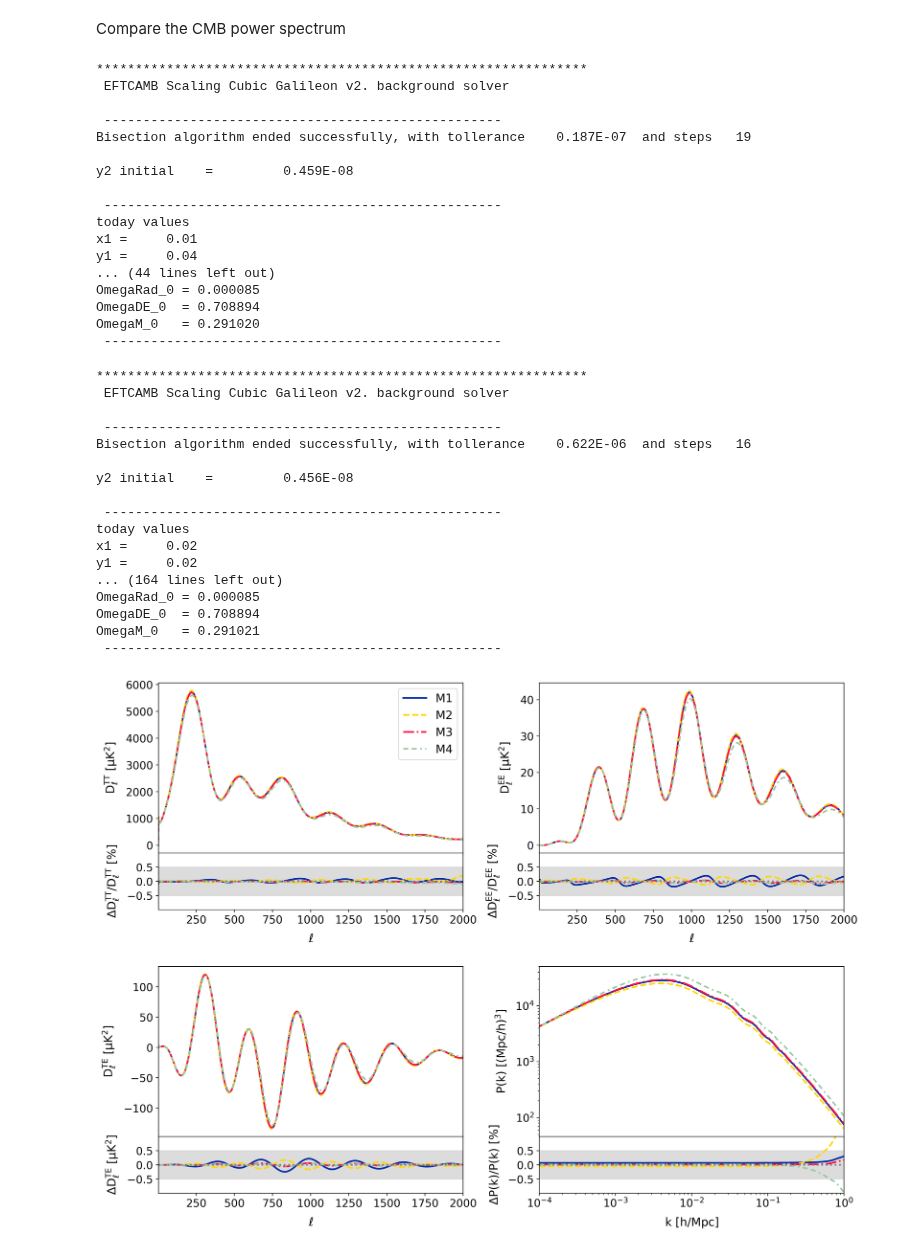
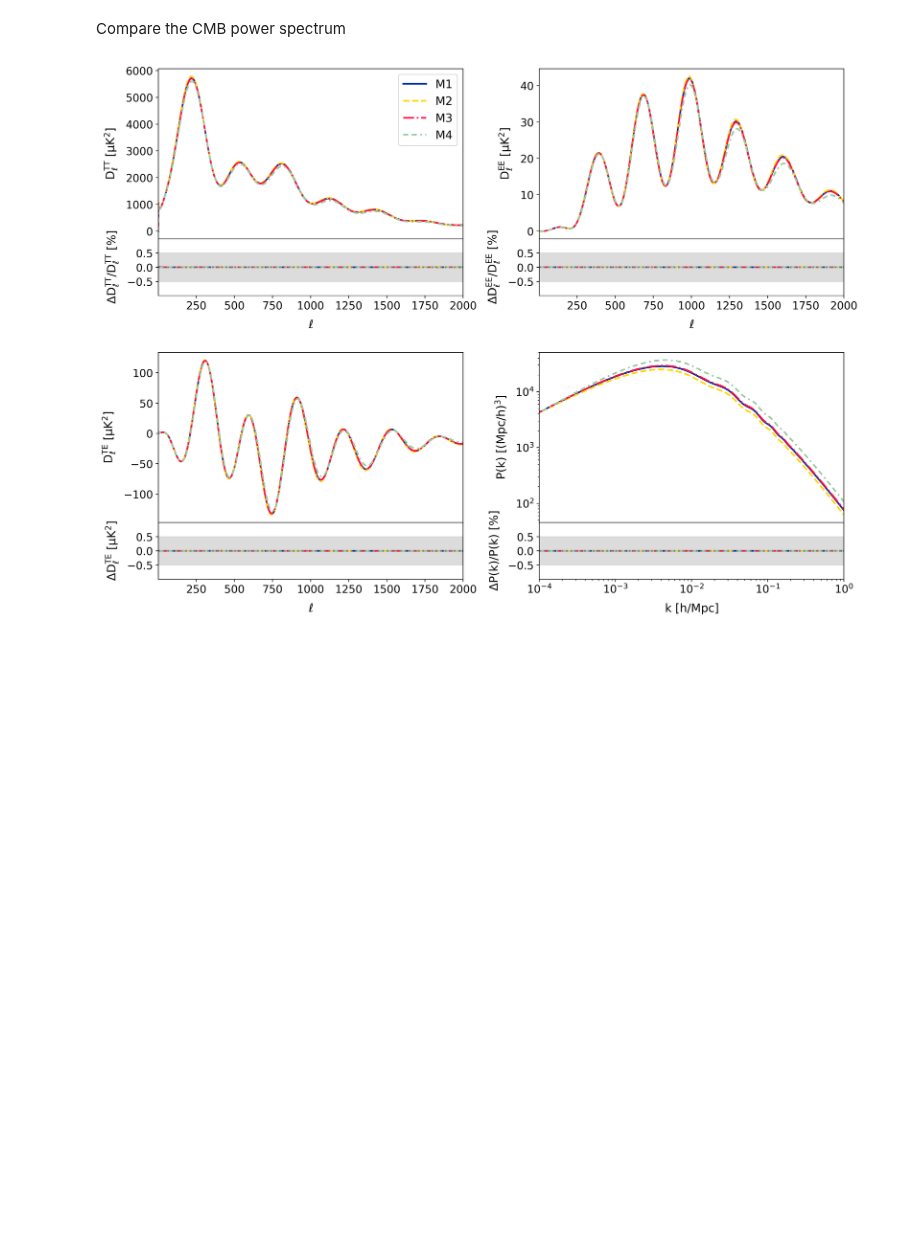
Before and after one commit to EFTCAMB/EFTCAMB, a Jupyter notebook: example/05_Horndeski_scg.ipynb, the cells around one changed output. Cells and saved outputs as stored; diff of their text form; code cells hidden in the pictures; blank space fills up the shorter version.

```diff
--- a/example/05_Horndeski_scg.ipynb
+++ b/example/05_Horndeski_scg.ipynb
@@ -79,6 +75,0 @@ for name, params in model_specifics_SCG.items():
-# %%
-for name, SCGEFT_params in models_SCG.items():
-    params = {**SCGEFT_params, **cosmo_pars}
-    pars_SCG_EFT = camb.set_params(**params)
-    print(pars_SCG_EFT.EFTCAMB.feedback())
-    results = camb.get_results(pars_SCG_EFT)
@@ -190,3 +145,13 @@ for name, params in model_specifics_HEFT.items():
+# %%
+# this shoots for V2 (Horndeski_param6)
+def shoot(lmd, params):
+    par = params.copy()
+    par['feedback_level'] = 0
+    par['Horndeski_shooting'] = True
+    par['Horndeski_param6'] = lmd
+    cp = camb.set_params(**par)
+    rl = camb.get_background(cp, no_thermo=True)
+    return rl.Params.EFTCAMB_parameter_cache.h0 / par['H0'] - 1
 # %% [markdown]
 Compare Some Background Values
 # %%
@@ -202,9 +167,11 @@ plt.subplots_adjust(hspace=0.0, wspace=0.3)
 for (name_HEFT, HEFT_params), (name_SCG, SCGEFT_params), color, label, ls in\
         zip(models_HEFT.items(), models_SCG.items(), colors, DE_labels, linestyles):
 
-    params_HEFT = {**HEFT_params, **cosmo_pars}
-    params_SCG = {**SCGEFT_params, **cosmo_pars}
+    params_HEFT = {**HEFT_params, **cosmo_pars, **common_config}
+    params_SCG = {**SCGEFT_params, **cosmo_pars, **common_config}
 
+    rlt = root_scalar(shoot, args=(params_HEFT,), rtol=1e-4, bracket=[0, 1e6], x0=3e4, method="brentq")
+    params_HEFT['Horndeski_param6'] = rlt.root
     pars_HEFT = camb.set_params(**params_HEFT)
     results_HEFT = camb.get_results(pars_HEFT)
     nms_HEFT, vls_HEFT = pars_HEFT.EFTCAMB.get_scale_evolution(results_HEFT, 0.1, a_vec)
@@ -303,16 +253,18 @@ axes = [[ax_TT[0], ax_EE[0]],
 for (name_HEFT, HEFT_params), (name_SCG, SCGEFT_params), color, label, ls in \
         zip(models_HEFT.items(), models_SCG.items(), colors, DE_labels, linestyles):
 
-    params_HEFT = {**HEFT_params, **cosmo_pars}
-    params_SCG = {**SCGEFT_params, **cosmo_pars}
+    params_HEFT = {**HEFT_params, **cosmo_pars, **common_config}
+    params_SCG = {**SCGEFT_params, **cosmo_pars, **common_config}
 
+    rlt = root_scalar(shoot, args=(params_HEFT,), rtol=1e-4, bracket=[0, 1e6], x0=3e4, method="brentq")
+    params_HEFT['Horndeski_param6'] = rlt.root
     pars_HEFT = camb.set_params(**params_HEFT)
     results_HEFT = camb.get_results(pars_HEFT)
     powers_HEFT = results_HEFT.get_cmb_power_spectra(pars_HEFT, CMB_unit='muK')
     totCL_HEFT = powers_HEFT['total']
     pars_HEFT.NonLinear = model.NonLinear_none
     pars_HEFT.set_matter_power(redshifts=(0.0,))
-    results = results_HEFT  # 假设这里使用相同 results
+    results = results_HEFT
     kh, z, pk = results.get_matter_power_spectrum(minkh=1e-4, maxkh=1, npoints=200, params=pars_HEFT)
     kh_HEFT = kh
     pk_HEFT = pk[0]
@@ -324,13 +276,13 @@ for (name_HEFT, HEFT_params), (name_SCG, SCGEFT_params), color, label, ls in \
     pars_SCG.NonLinear = model.NonLinear_none
     pars_SCG.set_matter_power(redshifts=(0.0,))
     kh, z, pk = results_SCG.get_matter_power_spectrum(minkh=1e-4, maxkh=1, npoints=200, params=pars_SCG)
-    kh_SCG = kh
-    pk_SCG = pk[0]
+#     kh_SCG = kh
+    pk_SCG = np.exp(CubicSpline(np.log(kh), np.log(pk[0]))(np.log(kh_HEFT)))
 
     l = np.arange(totCL_HEFT.shape[0])
 
     # ---- TT ----
-    axes[0][0].plot(l, totCL_SCG[:, 0], color=color, ls=ls, label=label)
+    axes[0][0].plot(l, totCL_HEFT[:, 0], color=color, ls=ls, label=label)
     axes[0][0].tick_params(labelbottom=False)
     axes[1][0].plot(l, (totCL_HEFT[:, 0] - totCL_SCG[:, 0]) / totCL_SCG[:, 0] * 100, color=color, ls=ls)
     axes[0][0].set_xlim([2, 2000])
@@ -345,7 +297,7 @@ for (name_HEFT, HEFT_params), (name_SCG, SCGEFT_params), color, label, ls in \
     axes[1][0].set_ylabel(r'$\Delta D_\ell^{TT}/D_\ell^{TT}$ [%]')
 
     # ---- EE ----
-    axes[0][1].plot(l, totCL_SCG[:, 1], color=color, ls=ls, label=label)
+    axes[0][1].plot(l, totCL_HEFT[:, 1], color=color, ls=ls, label=label)
     axes[0][1].tick_params(labelbottom=False)
     axes[1][1].plot(l, (totCL_HEFT[:, 1] - totCL_SCG[:, 1]) / totCL_SCG[:, 1] * 100, color=color, ls=ls)
     axes[0][1].set_xlim([2, 2000])
@@ -359,68 +311,34 @@ for (name_HEFT, HEFT_params), (name_SCG, SCGEFT_params), color, label, ls in \
     axes[1][1].set_ylabel(r'$\Delta D_\ell^{EE}/D_\ell^{EE}$ [%]')
 
     # ---- TE ----
-    axes[2][0].plot(l, totCL_SCG[:, 3], color=color, ls=ls, label=label)
+    axes[2][0].plot(l, totCL_HEFT[:, 3], color=color, ls=ls, label=label)
     axes[2][0].tick_params(labelbottom=False)
     axes[3][0].plot(l, (totCL_HEFT[:, 3] - totCL_SCG[:, 3]), color=color, ls=ls)
     axes[2][0].set_xlim([2, 2000])
     axes[2][0].set_ylabel(r'$D_\ell^{TE}$ [$\mu K^2$]')
     axes[3][0].set_xlim([2, 2000])
     axes[3][0].set_ylim([-1, 1])
     axes[3][0].set_yticks([-0.5, 0, 0.5])
     axes[3][0].axhline(0, color='gray', linestyle=':')
     axes[3][0].axhspan(-0.5, 0.5, color='lightgray', alpha=0.3, zorder=0)
     axes[3][0].set_xlabel(r'$\ell$')
     axes[3][0].set_ylabel(r'$\Delta D_\ell^{TE}$ [$\mu K^2$]')
 
     # ---- P(k) ----
-    axes[2][1].loglog(kh_SCG, pk_SCG, color=color, ls=ls, label=label)
+    axes[2][1].loglog(kh_HEFT, pk_HEFT, color=color, ls=ls, label=label)
     axes[2][1].tick_params(labelbottom=False)
     axes[3][1].semilogx(kh_HEFT, (pk_HEFT - pk_SCG) / pk_SCG * 100, color=color, ls=ls)
     axes[2][1].set_xlim([1e-3, 1])
     axes[2][1].set_ylabel(r'$P(k)$ [$(Mpc/h)^3$]')
     axes[3][1].set_xlim([1e-4, 1])
     axes[3][1].set_ylim([-1, 1])
     axes[3][1].set_yticks([-0.5, 0, 0.5])
     axes[3][1].axhline(0, color='gray', linestyle=':')
     axes[3][1].axhspan(-0.5, 0.5, color='lightgray', alpha=0.3, zorder=0)
     axes[3][1].set_xlabel(r'$k$ [$h/Mpc$]')
     axes[3][1].set_ylabel(r'$\Delta P(k)/P(k)$ [%]')
 
 plt.tight_layout()
 plt.show()
 # %% [output]
-***************************************************************
- EFTCAMB Scaling Cubic Galileon v2. background solver
-
- ---------------------------------------------------
-Bisection algorithm ended successfully, with tollerance    0.187E-07  and steps   19
-
-y2 initial    =         0.459E-08
-
- ---------------------------------------------------
-today values
-x1 =     0.01
-y1 =     0.04
-... (44 lines left out)
-OmegaRad_0 = 0.000085
-OmegaDE_0  = 0.708894
-OmegaM_0   = 0.291020
- ---------------------------------------------------
-***************************************************************
- EFTCAMB Scaling Cubic Galileon v2. background solver
-
- ---------------------------------------------------
-Bisection algorithm ended successfully, with tollerance    0.622E-06  and steps   16
-
-y2 initial    =         0.456E-08
-
- ---------------------------------------------------
-today values
-x1 =     0.02
-y1 =     0.02
-... (164 lines left out)
-OmegaRad_0 = 0.000085
-OmegaDE_0  = 0.708894
-OmegaM_0   = 0.291021
- ---------------------------------------------------
-[figure, old version]
+[figure, new version]
```
Also changed, not shown: parts of 8 cells of this notebook.
